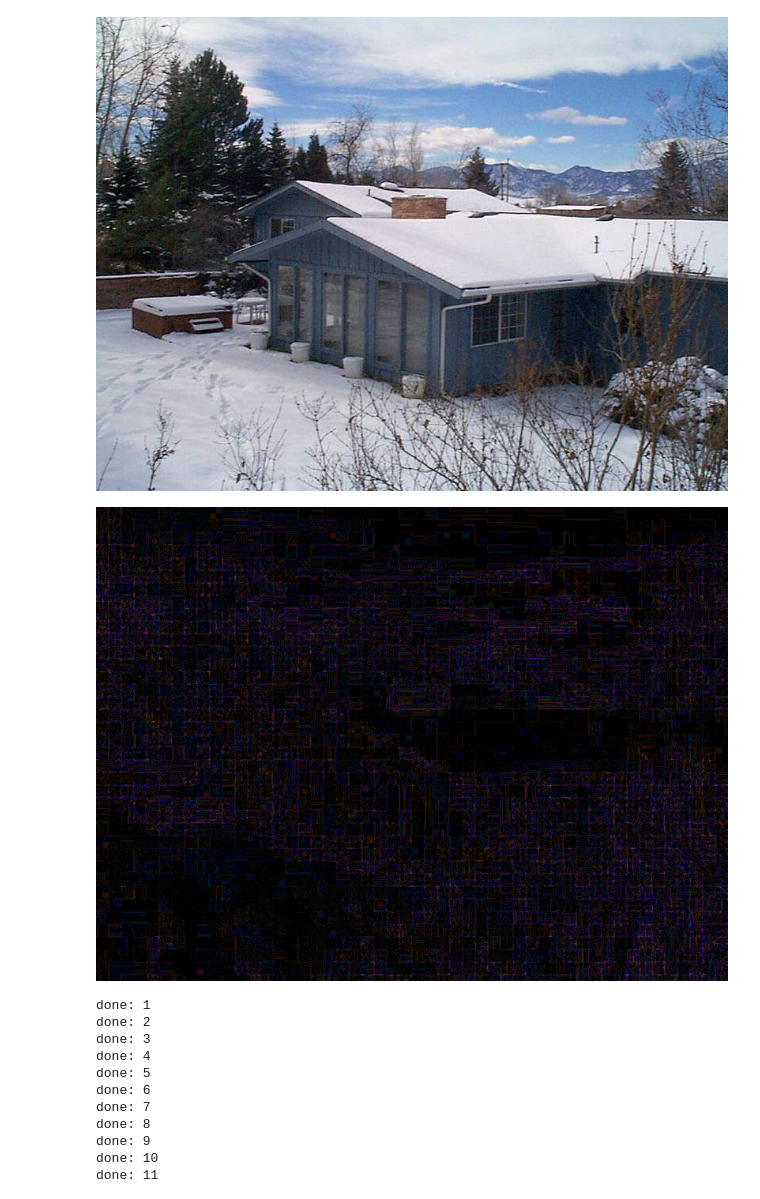
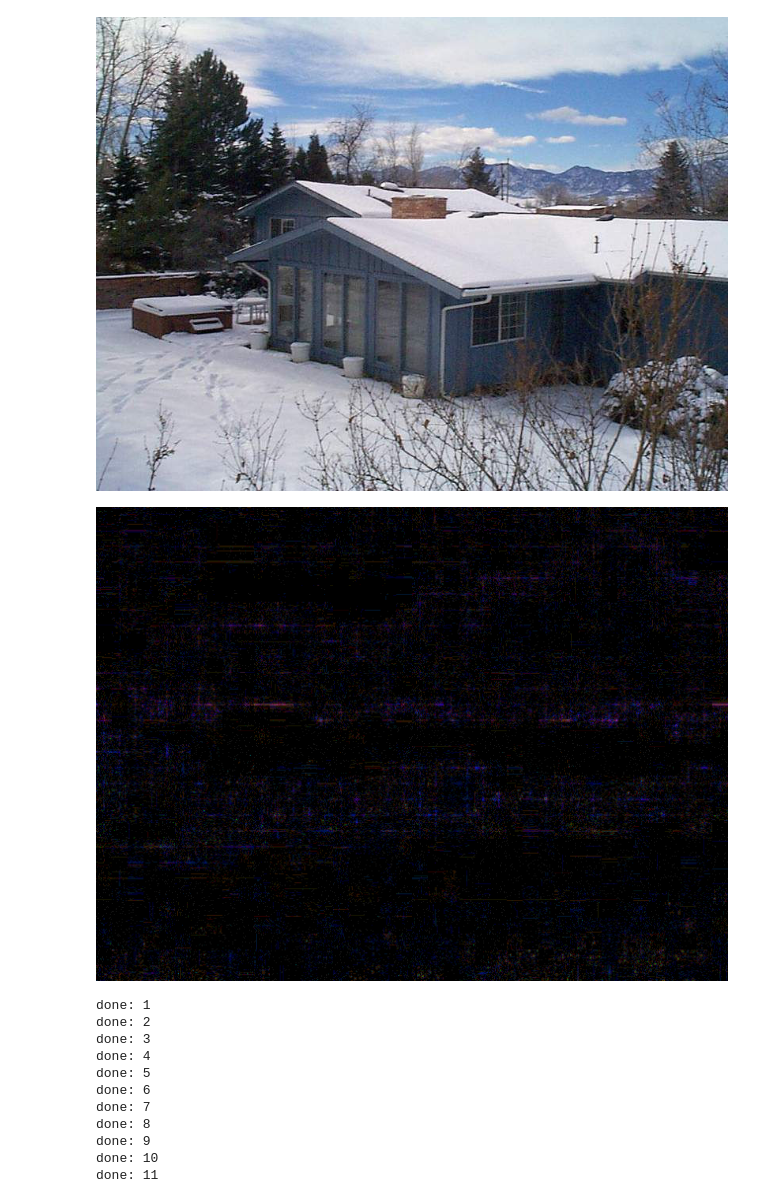
Before and after one commit to jamesvincentsiauw/tampered-image-detector, a Jupyter notebook: tampered-image-model.ipynb, the cells around one changed output. Drawn from its saved outputs; the diff is of its cells as text; code cells hidden in the pictures.

```diff
--- a/tampered-image-model.ipynb
+++ b/tampered-image-model.ipynb
@@ -54,9 +54,9 @@ Image.open('datasets/dataset-v1/casia/CASIA2/Au/Au_arc_10121.bmp')
 # %% [output]
 [figure]
 # %%
-convert_to_ela_image('datasets/dataset-v1/casia/CASIA2/Au/Au_arc_10121.bmp', 90)
+convert_to_ela_image('datasets/dataset-v1/casia/CASIA2/Tp/Tp_D_CNN_M_B_nat10139_nat00097_11948.jpg', 200)
 # %% [output]
-[figure, old version]
+[figure, new version]
 # %%
 dataset = pd.read_csv('datasets/mixed-dataset.csv')
 # %%
```
Also changed, not shown: 3 other files.
